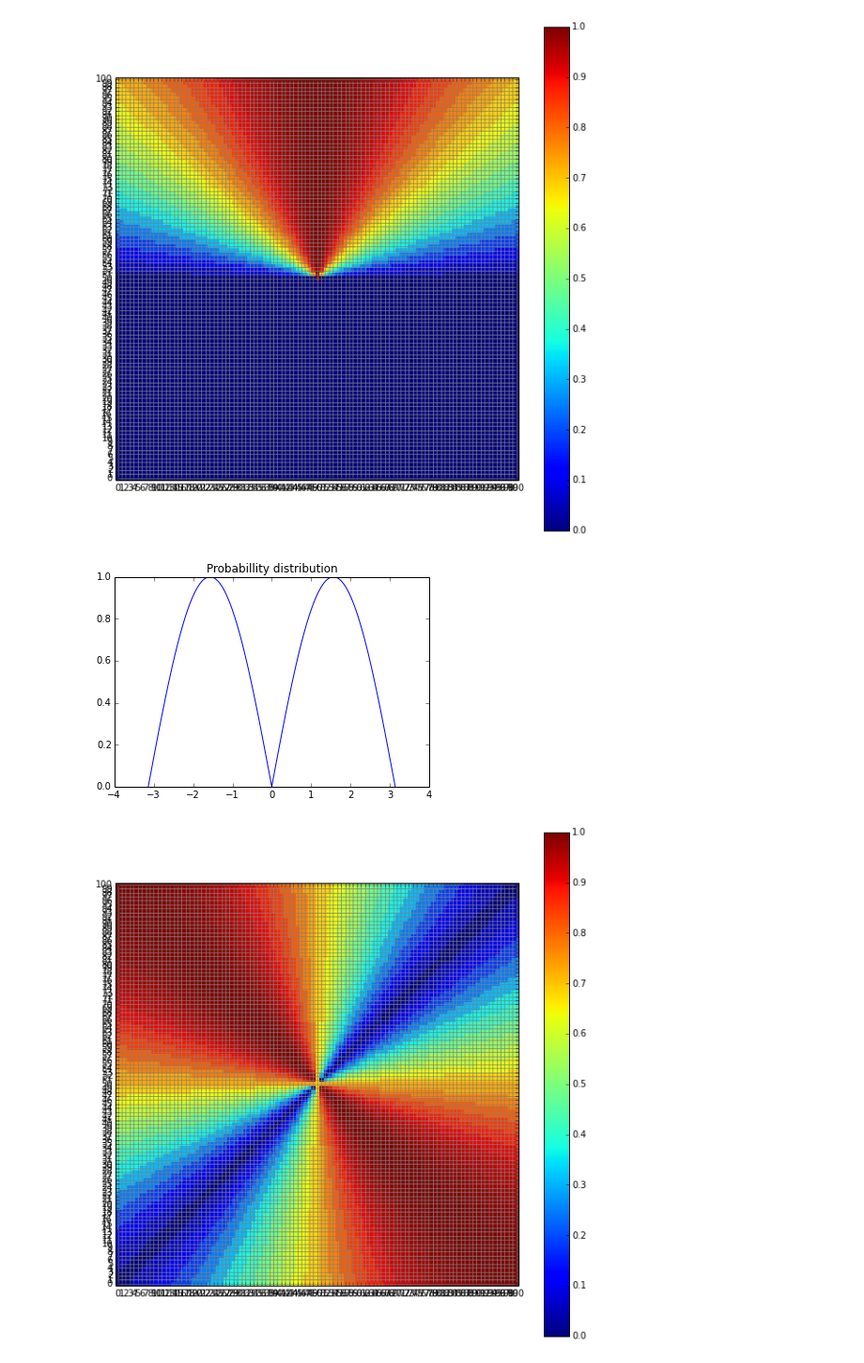
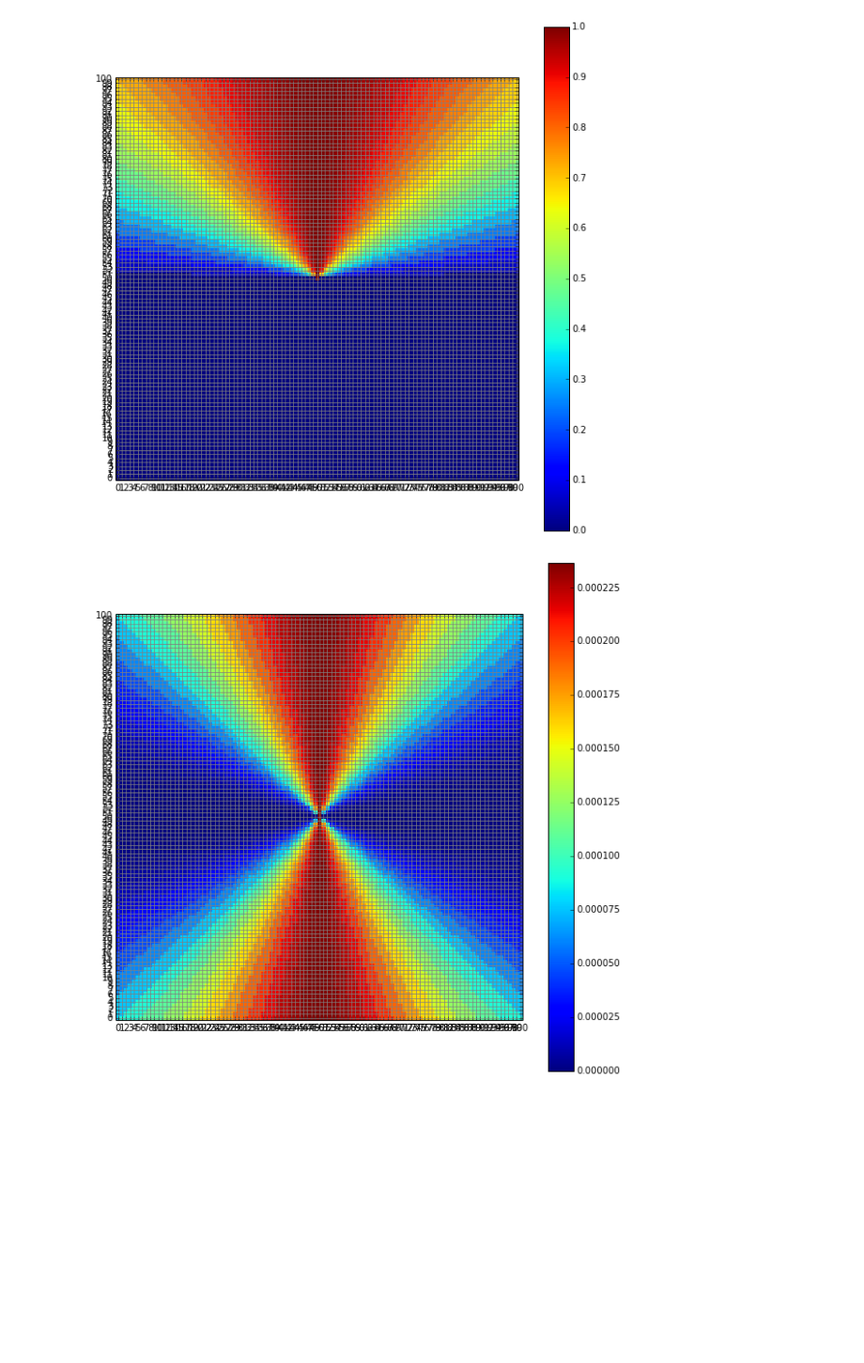
Before and after one commit to gkahn13/radioloc, a Jupyter notebook: Find Location.ipynb, the cells around one changed output. Shown at 94% size. Saved outputs shown, nothing was run; the diff lists cells and outputs as text; code cells hidden in the pictures; blank space fills up the shorter version.

Commit message:
finished multiple location probability distribution

```diff
--- a/Find Location.ipynb
+++ b/Find Location.ipynb
@@ -142,8 +142,36 @@ grid = dist_spec(angle, prob_dist, size, [int(size/2), int(size/2)],-pi/2)
 # %% [output]
 [figure]
 [figure]
-# %%
-rotate = rotate_spec(angle, prob_dist, size, [int(size/2), int(size/2)], -pi/4)
-# %% [output]
-[figure, removed]
-[figure, removed]
+# %%
+def prob_matrix_calculation(angle, prob, grid_size, loc, offset):
+    grid1 = rotate_spec(angle[0], prob[0], grid_size, loc[0], offset[0])
+    grid2 = rotate_spec(angle[1], prob[1], grid_size, loc[1], offset[1])
+    grid3 = rotate_spec(angle[2], prob[2], grid_size, loc[2], offset[2])
+    grid = np.multiply(grid3, np.multiply(grid1, grid2))
+    grid = grid / np.sum(grid)
+
+#     # Ploting angle and prob_dist
+#     t = np.r_[0:grid_size]
+#     plt.figure()
+#     plt.plot(angle, prob_dist)
+#     plt.title('Probabillity distribution')
+
+    # ploting the grid
+    fig = plt.figure(figsize=(10, 10))
+    plt.xticks(np.r_[0:grid_size])
+    plt.yticks(np.r_[0:grid_size])
+    axes = plt.gca()
+    axes.grid(which='major', axis='x', linewidth=0.75, linestyle='-', color='0.5')
+    axes.grid(which='major', axis='y', linewidth=0.75, linestyle='-', color='0.5')
+    plt.imshow(grid, origin='lower', interpolation='nearest')
+    plt.colorbar()
+
+    return grid
+# %%
+size = 101
+angle = np.linspace(-pi, pi, size)
+prob_dist = abs(np.sin(angle))
+grid = prob_matrix_calculation([angle]*3, [prob_dist]*3, size, [[int(size/2), int(size/2)]]*3, [0]*3)
+# rotate = rotate_spec(angle, prob_dist, size, [int(size/2), int(size/2)], -pi/4)
+# %% [output]
+[figure, added]
```
Also changed, not shown: parts of 2 cells of this notebook.
